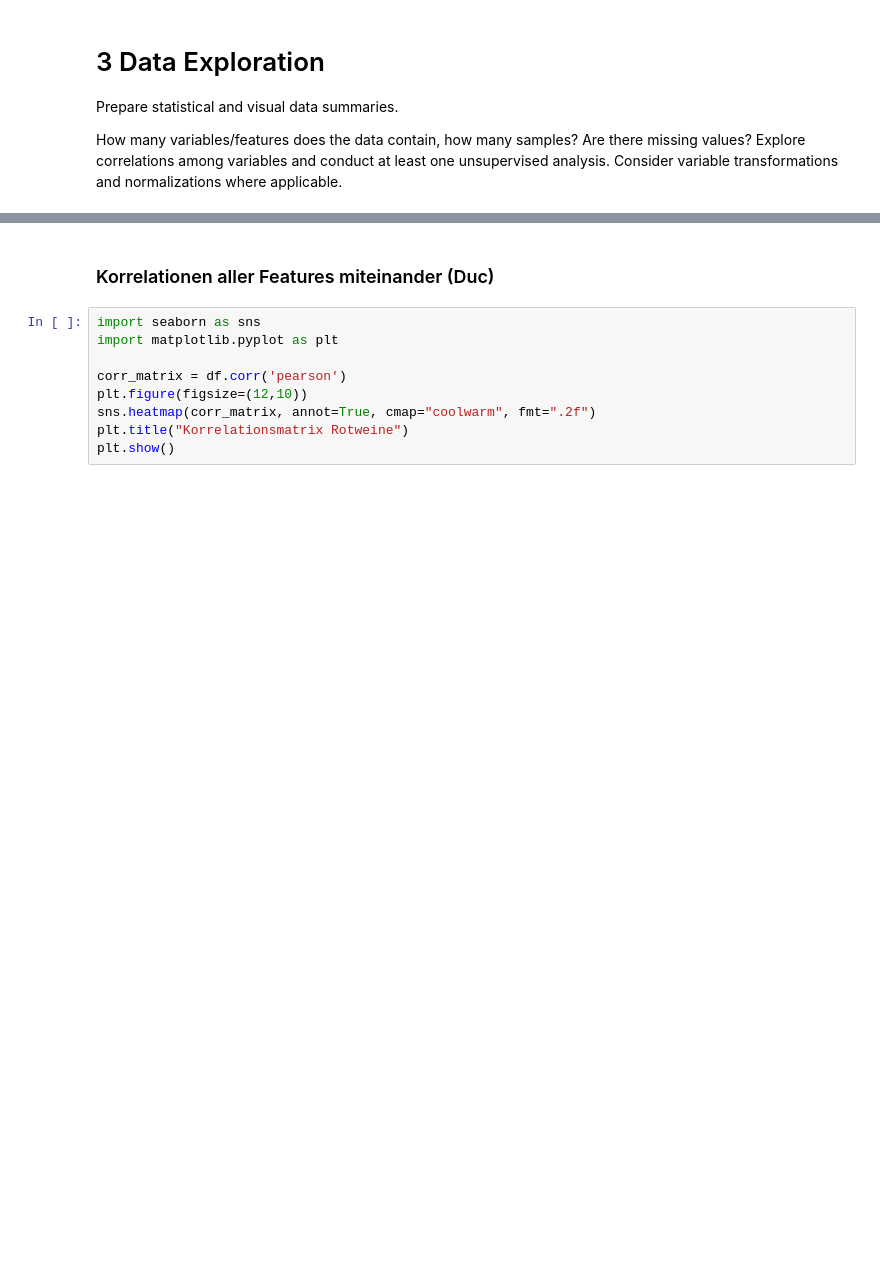
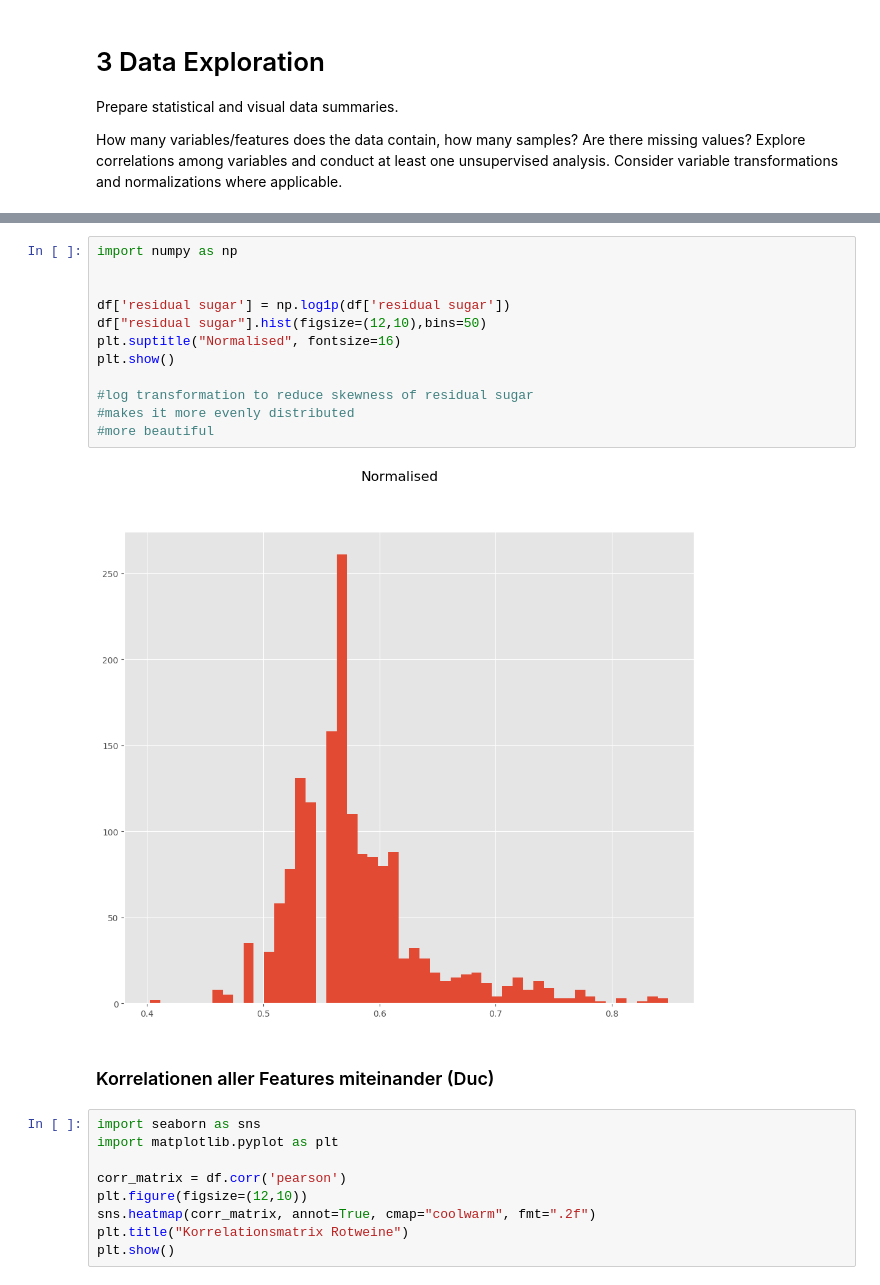
Before and after one commit to McRicecorn/NeuronaleNetze_WineQuality, a Jupyter notebook: Project1_Wine.ipynb, the cells around one changed output, grey strips where cells are left out. Saved outputs shown, nothing was run; the diff lists cells and outputs as text; blank space fills up the shorter version.

```diff
--- a/Project1_Wine.ipynb
+++ b/Project1_Wine.ipynb
@@ -117,3 +149,17 @@ None
+# %%
+import numpy as np
+
+
+df['residual sugar'] = np.log1p(df['residual sugar'])
+df["residual sugar"].hist(figsize=(12,10),bins=50)
+plt.suptitle("Normalised", fontsize=16)
+plt.show()
+
+#log transformation to reduce skewness of residual sugar
+#makes it more evenly distributed
+#more beautiful
+# %% [output]
+[figure, added]
 # %% [markdown]
 ### Korrelationen aller Features miteinander (Duc)
 # %%
```
Also changed, not shown: parts of 9 cells of this notebook, 1 other file.
